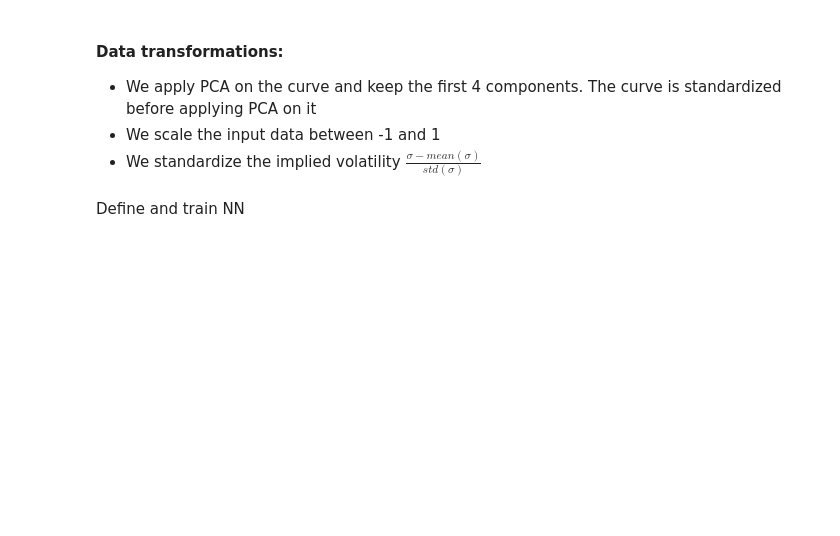
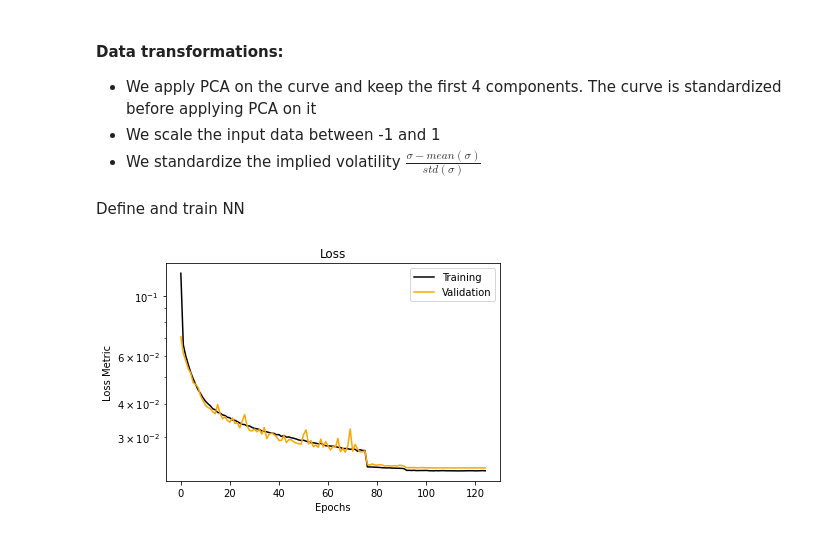
Before and after one commit to nathansimonis1612/NN-swaptionPricing, a Jupyter notebook: notebooks/NN-impliedVol-2Dgrid.ipynb, the cells around one changed output. Cells and saved outputs as stored; diff of their text form; code cells hidden in the pictures; blank space fills up the shorter version.

```diff
--- a/notebooks/NN-impliedVol-2Dgrid.ipynb
+++ b/notebooks/NN-impliedVol-2Dgrid.ipynb
@@ -141,3 +133,17 @@ def create_model():
+# %%
+history = pickle.load(open(f"savedNN/savedHistory-impliedVol-pca{usePCA}.pkl", "rb"))
+# Plot training metrics
+plt.plot(history["loss"], label="Training", color="black")
+plt.plot(history["val_loss"], label="Validation", color="orange")
+plt.title("Loss")
+plt.xlabel("Epochs")
+plt.ylabel("Loss Metric")
+plt.yscale("log")
+plt.legend()
+plt.savefig("plots/NN-learningHist.png")
+plt.show()
+# %% [output]
+[figure, added]
 # %%
 # Load the saved model
 model = create_model()
```
Also changed, not shown: parts of 9 cells of this notebook, 11 other files.
